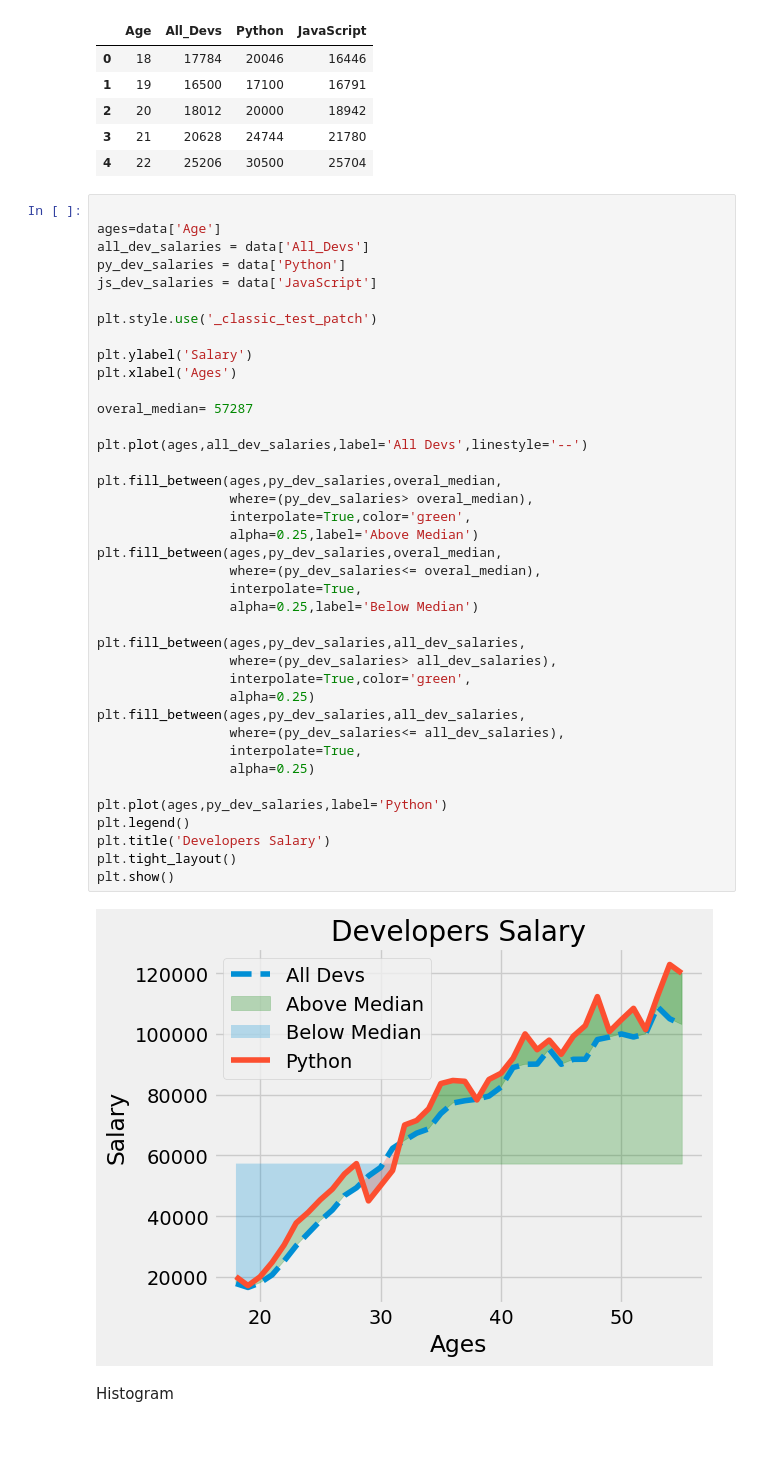
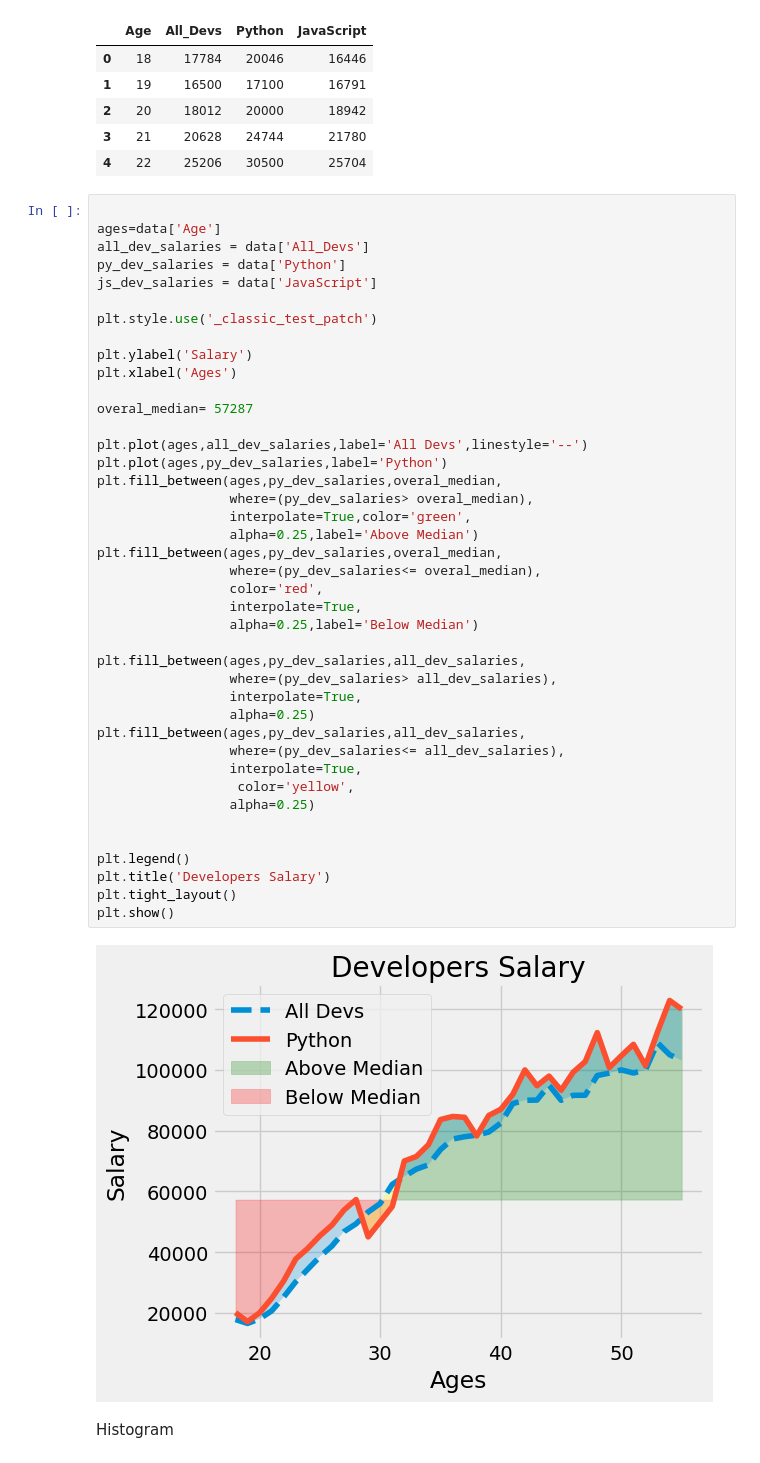
Before and after one commit to thestartupdeveloper10/Matplotlib, a Jupyter notebook: init.ipynb, the cells around one changed output. Drawn from its saved outputs; the diff is of its cells as text.

```diff
--- a/init.ipynb
+++ b/init.ipynb
@@ -359,37 +359,39 @@ js_dev_salaries = data['JavaScript']
 plt.style.use('_classic_test_patch')
 
 plt.ylabel('Salary')
 plt.xlabel('Ages')
 
 overal_median= 57287
 
 plt.plot(ages,all_dev_salaries,label='All Devs',linestyle='--')
-
+plt.plot(ages,py_dev_salaries,label='Python')
 plt.fill_between(ages,py_dev_salaries,overal_median,
                  where=(py_dev_salaries> overal_median),
                  interpolate=True,color='green',
                  alpha=0.25,label='Above Median')
 plt.fill_between(ages,py_dev_salaries,overal_median,
                  where=(py_dev_salaries<= overal_median),
+                 color='red',
                  interpolate=True,
                  alpha=0.25,label='Below Median')
 
 plt.fill_between(ages,py_dev_salaries,all_dev_salaries,
                  where=(py_dev_salaries> all_dev_salaries),
-                 interpolate=True,color='green',
+                 interpolate=True,
                  alpha=0.25)
 plt.fill_between(ages,py_dev_salaries,all_dev_salaries,
                  where=(py_dev_salaries<= all_dev_salaries),
                  interpolate=True,
+                  color='yellow',
                  alpha=0.25)
 
-plt.plot(ages,py_dev_salaries,label='Python')
+
 plt.legend()
 plt.title('Developers Salary')
 plt.tight_layout()
 plt.show()
 # %% [output]
-[figure, old version]
+[figure, new version]
 # %% [markdown]
 Histogram
 # %%
```
Also changed, not shown: parts of 5 cells of this notebook.
